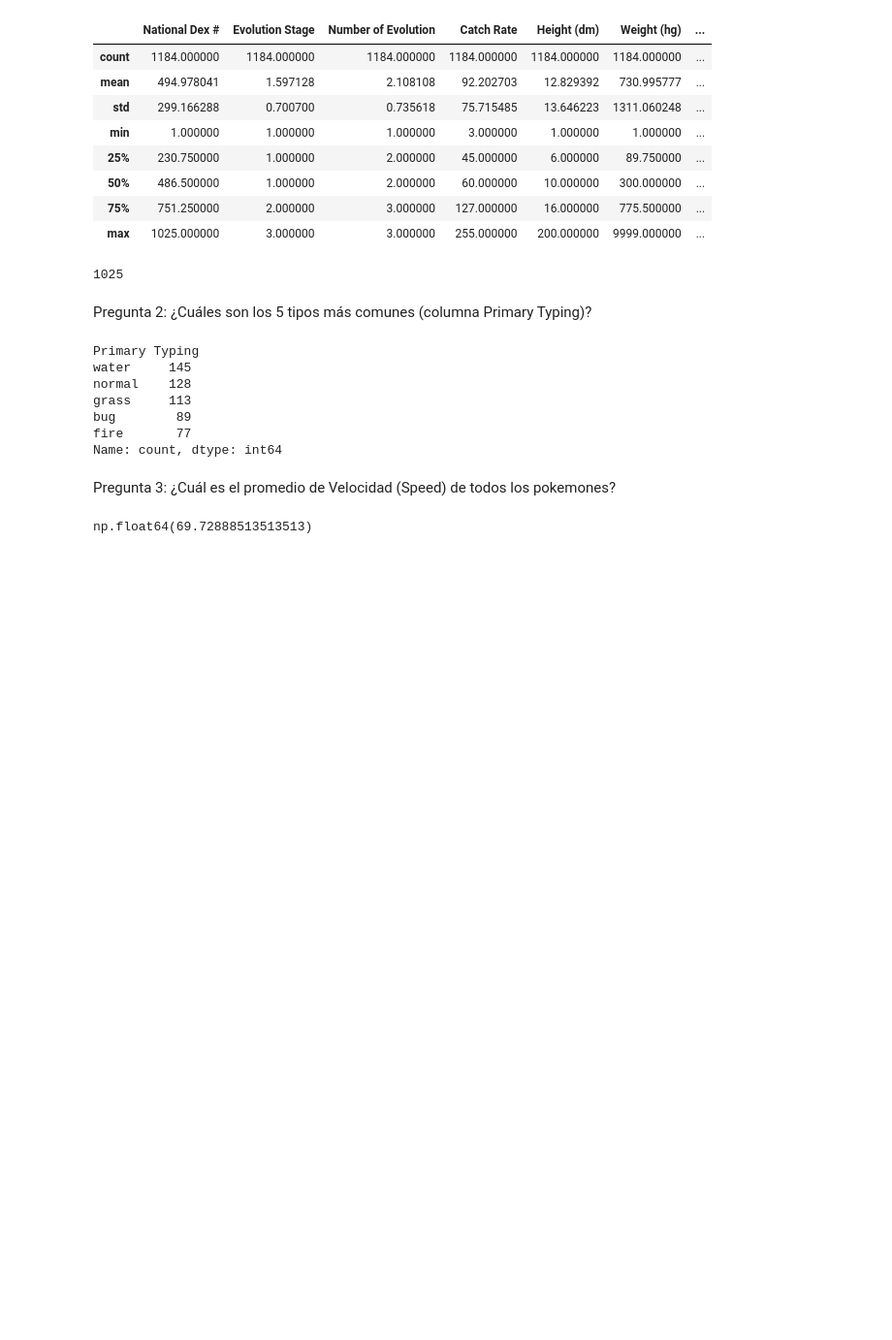
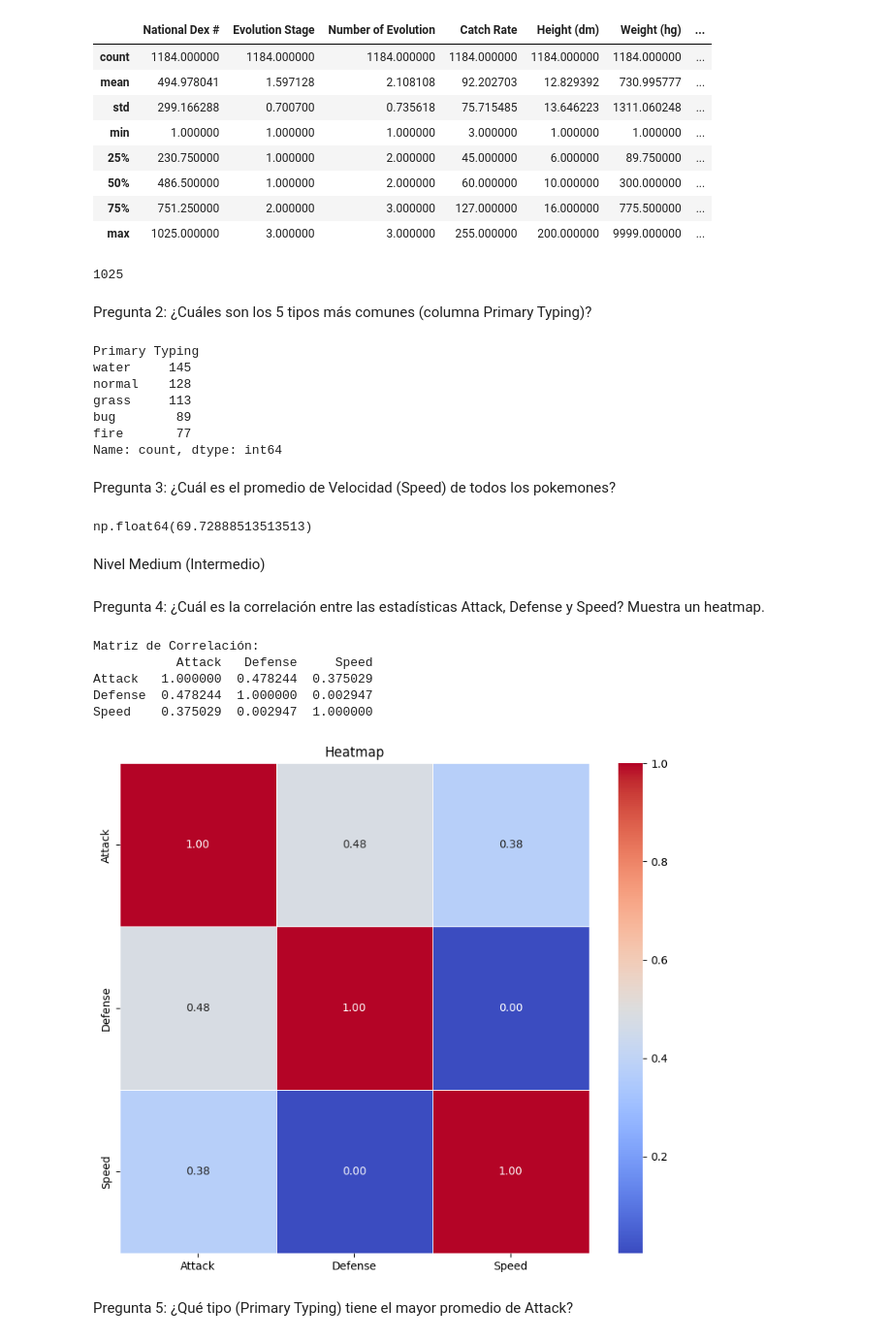
Before and after one commit to softd3v/pydatapanama-retos, a Jupyter notebook: retos/reto-pokemon-jasonssdev/submissions/solucion-softd3v.ipynb, the cells around one changed output. Shown at 97% size. Drawn from its saved outputs; the diff is of its cells as text; code cells hidden in the pictures; blank space fills up the shorter version.

```diff
--- a/retos/reto-pokemon-jasonssdev/submissions/solucion-softd3v.ipynb
+++ b/retos/reto-pokemon-jasonssdev/submissions/solucion-softd3v.ipynb
@@ -55,3 +55,35 @@ Pregunta 3: ¿Cuál es el promedio de Velocidad (Speed) de todos los pokemones?
 df_pokemon['Speed'].mean()
 # %% [output]
 np.float64(69.72888513513513)
+# %% [markdown]
+ Nivel Medium (Intermedio)
+# %% [markdown]
+Pregunta 4: ¿Cuál es la correlación entre las estadísticas Attack, Defense y Speed? Muestra un heatmap.
+# %%
+correlacion_matrix = df_pokemon[['Attack', 'Defense', 'Speed']].corr()
+print("Matriz de Correlación:")
+print(correlacion_matrix)
+# %% [output]
+Matriz de Correlación:
+           Attack   Defense     Speed
+Attack   1.000000  0.478244  0.375029
+Defense  0.478244  1.000000  0.002947
+Speed    0.375029  0.002947  1.000000
+# %%
+plt.figure(figsize=(8, 7))
+sns.heatmap(
+    correlacion_matrix,
+    annot=True,
+    cmap='coolwarm',
+
+    fmt=".2f",
+    linewidths=.5,
+    cbar=True
+)
+plt.title('Heatmap')
+plt.tight_layout()
+plt.show()
+# %% [output]
+[figure, added]
+# %% [markdown]
+Pregunta 5: ¿Qué tipo (Primary Typing) tiene el mayor promedio de Attack?
```
Also changed, not shown: parts of 4 cells of this notebook.
